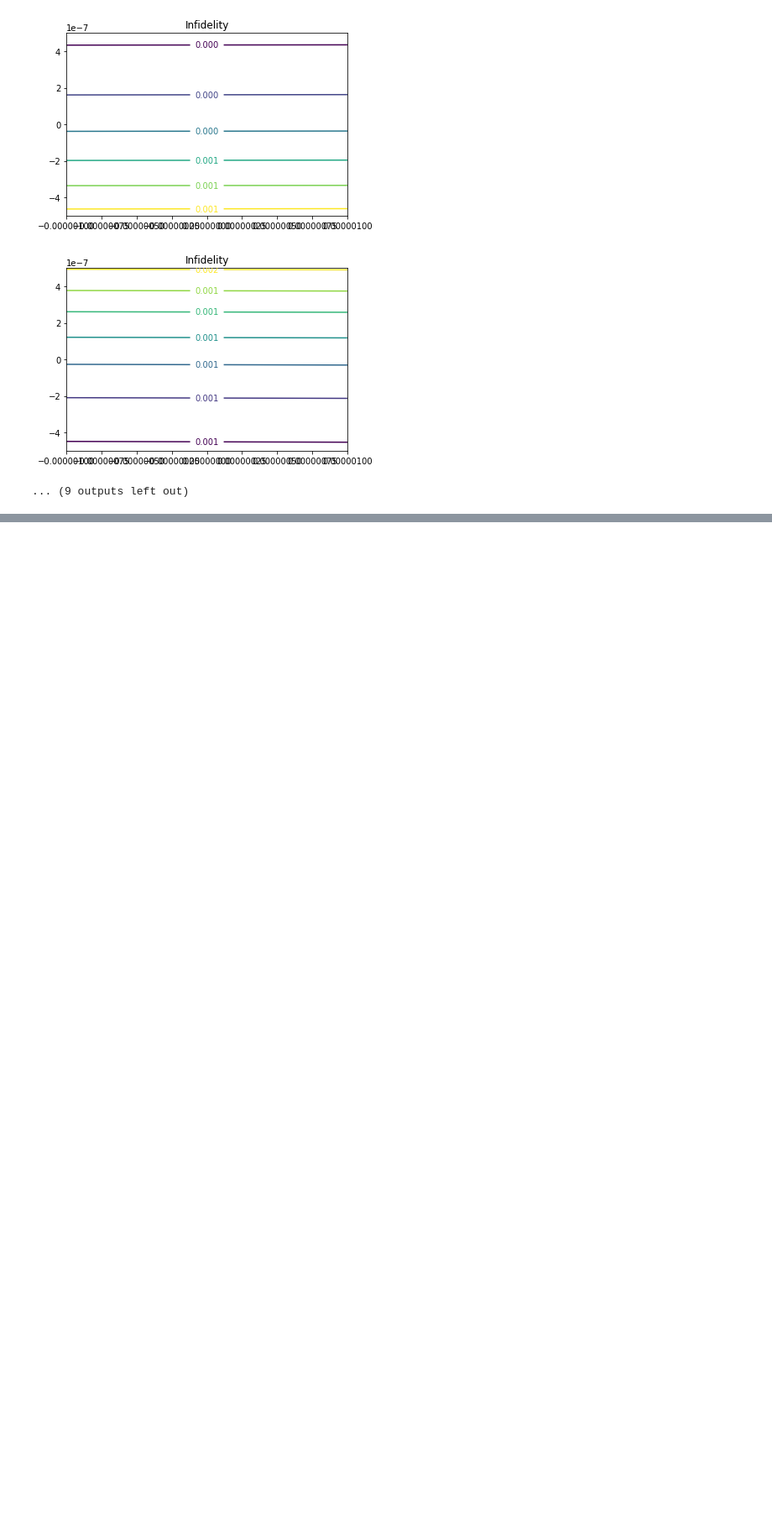
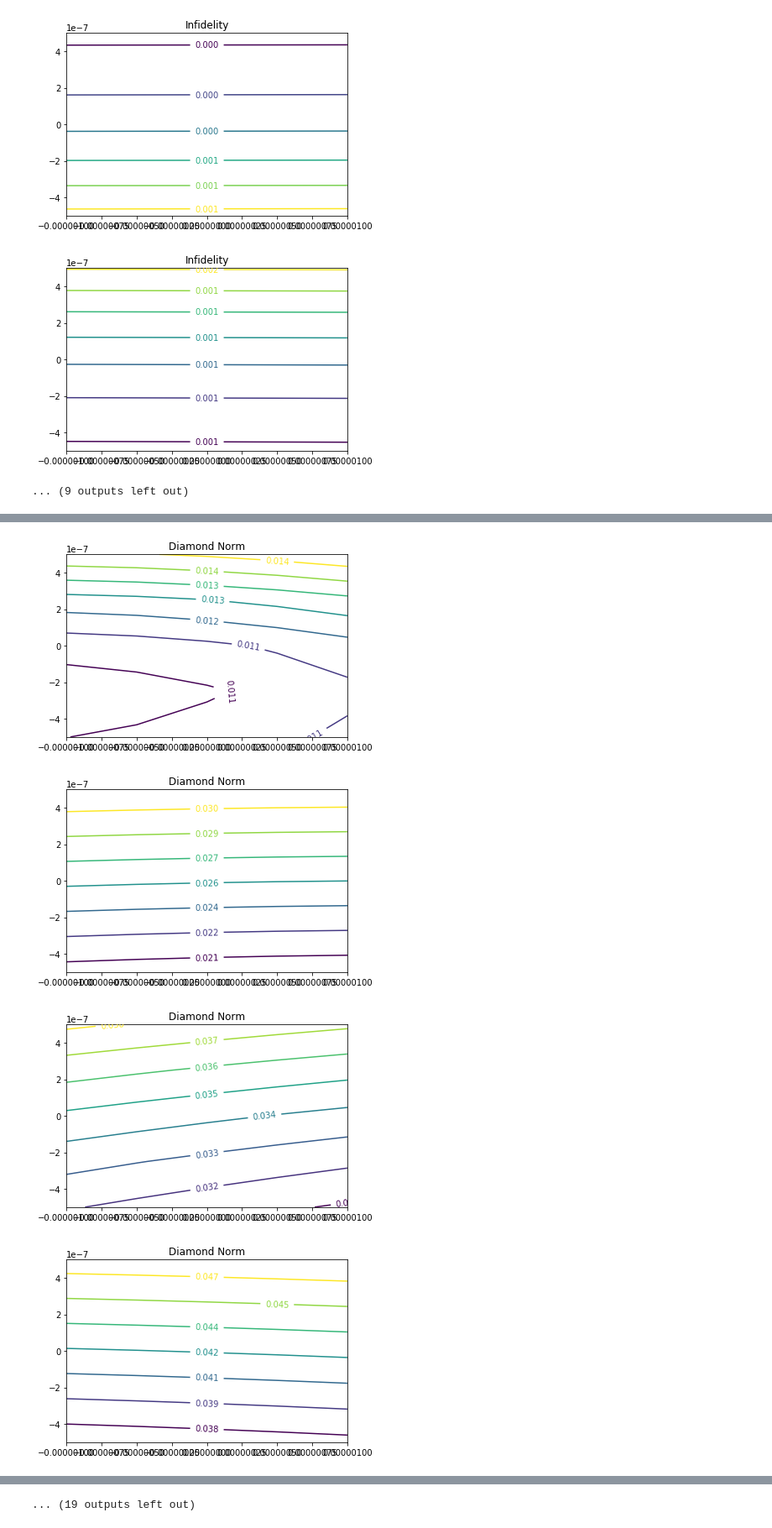
Before and after one commit to ampolloreno/decorrelating_errors, a Jupyter notebook: data/raw_data/Example data unpacking.ipynb, the cells around one changed output, grey strips where cells are left out. Shown at 84% size. Cells and saved outputs as stored; diff of their text form; code cells hidden in the pictures; blank space fills up the shorter version.

```diff
--- a/data/raw_data/Example data unpacking.ipynb
+++ b/data/raw_data/Example data unpacking.ipynb
@@ -266,0 +404,26 @@ for fid in fidelities:
+# %%
+d_norms = np.reshape(d_norms, (d_norms.shape[0], num_points, num_points))
+sample_points = np.outer(values, values)
+
+for fid in d_norms:
+    import matplotlib
+    import numpy as np
+    import matplotlib.cm as cm
+    import matplotlib.mlab as mlab
+    import matplotlib.pyplot as plt
+
+    X = sorted(set(list(zip(*sample_points))[0]))
+    Y = sorted(set(list(zip(*sample_points))[1]))
+    X, Y = np.meshgrid(X, Y)
+    fid = fid.reshape(len(X), len(X))
+    Z = fid
+    plt.figure()
+    CS = plt.contour(X, Y, Z)
+    plt.clabel(CS, inline=1, fontsize=10)
+    plt.title('Diamond Norm')
+    plt.show()
+# %% [output]
+[figure, added]
+[figure, added]
+[figure, added]
+[figure, added]
@@ -266,0 +438 @@ for fid in fidelities:
+... (19 outputs left out)
```
Also changed, not shown: parts of 8 cells of this notebook, 3 other files.
